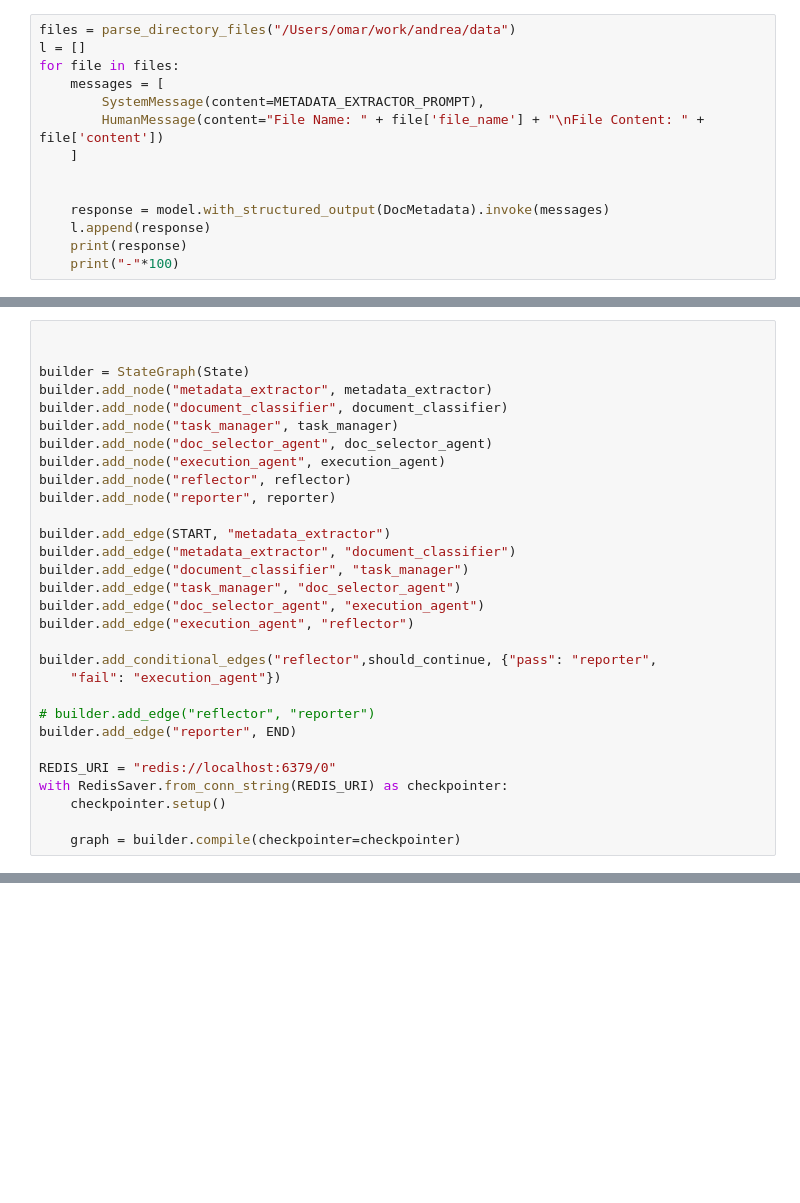
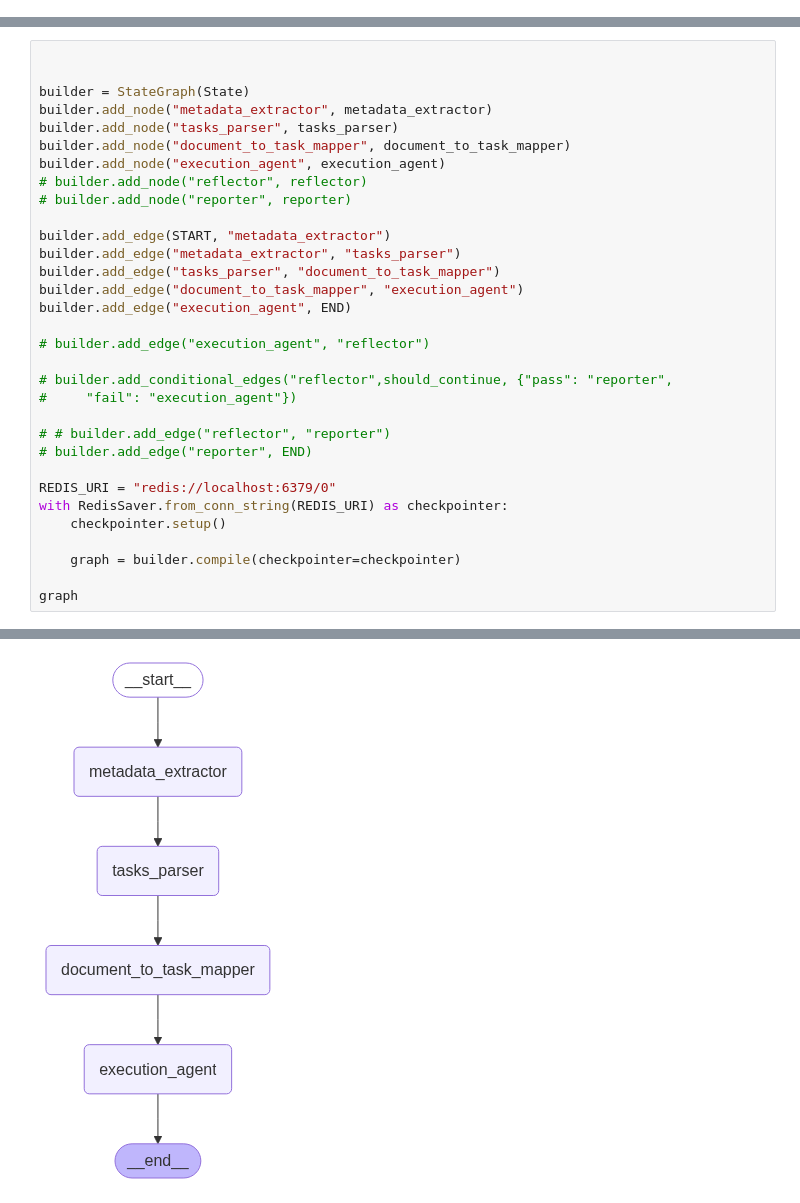
Before and after one commit to OmarHory/andera-payroll_audit, a Jupyter notebook: agents.ipynb, the cells around one changed output, grey strips where cells are left out. Saved outputs shown, nothing was run; the diff lists cells and outputs as text; blank space fills up the shorter version.

```diff
--- a/agents.ipynb
+++ b/agents.ipynb
@@ -29,14 +24,0 @@ files = parse_directory_files("/Users/omar/work/andrea/data_temp")
-# %%
-files = parse_directory_files("/Users/omar/work/andrea/data")
-l = []
-for file in files:
-    messages = [
-        SystemMessage(content=METADATA_EXTRACTOR_PROMPT),
-        HumanMessage(content="File Name: " + file['file_name'] + "\nFile Content: " + file['content'])
-    ]
-
-
-    response = model.with_structured_output(DocMetadata).invoke(messages)
-    l.append(response)
-    print(response)
-    print("-"*100)
@@ -104,28 +188,31 @@ def should_continue(state: State):
 
 builder = StateGraph(State)
 builder.add_node("metadata_extractor", metadata_extractor)
-builder.add_node("document_classifier", document_classifier)
-builder.add_node("task_manager", task_manager)
-builder.add_node("doc_selector_agent", doc_selector_agent)
+builder.add_node("tasks_parser", tasks_parser)
+builder.add_node("document_to_task_mapper", document_to_task_mapper)
 builder.add_node("execution_agent", execution_agent)
-builder.add_node("reflector", reflector)
-builder.add_node("reporter", reporter)
+# builder.add_node("reflector", reflector)
+# builder.add_node("reporter", reporter)
 
 builder.add_edge(START, "metadata_extractor")
-builder.add_edge("metadata_extractor", "document_classifier")
-builder.add_edge("document_classifier", "task_manager")
-builder.add_edge("task_manager", "doc_selector_agent")
-builder.add_edge("doc_selector_agent", "execution_agent")
-builder.add_edge("execution_agent", "reflector")
+builder.add_edge("metadata_extractor", "tasks_parser")
+builder.add_edge("tasks_parser", "document_to_task_mapper")
+builder.add_edge("document_to_task_mapper", "execution_agent")
+builder.add_edge("execution_agent", END)
 
-builder.add_conditional_edges("reflector",should_continue, {"pass": "reporter",
-    "fail": "execution_agent"})
+# builder.add_edge("execution_agent", "reflector")
 
-# builder.add_edge("reflector", "reporter")
-builder.add_edge("reporter", END)
+# builder.add_conditional_edges("reflector",should_continue, {"pass": "reporter",
+#     "fail": "execution_agent"})
+
+# # builder.add_edge("reflector", "reporter")
+# builder.add_edge("reporter", END)
 
 REDIS_URI = "redis://localhost:6379/0"
 with RedisSaver.from_conn_string(REDIS_URI) as checkpointer:
     checkpointer.setup()
 
     graph = builder.compile(checkpointer=checkpointer)
+
+graph
+# %% [output]
@@ -131,0 +223 @@ with RedisSaver.from_conn_string(REDIS_URI) as checkpointer:
+[figure, added]
```
Also changed, not shown: parts of 12 cells of this notebook, 3 other files.
